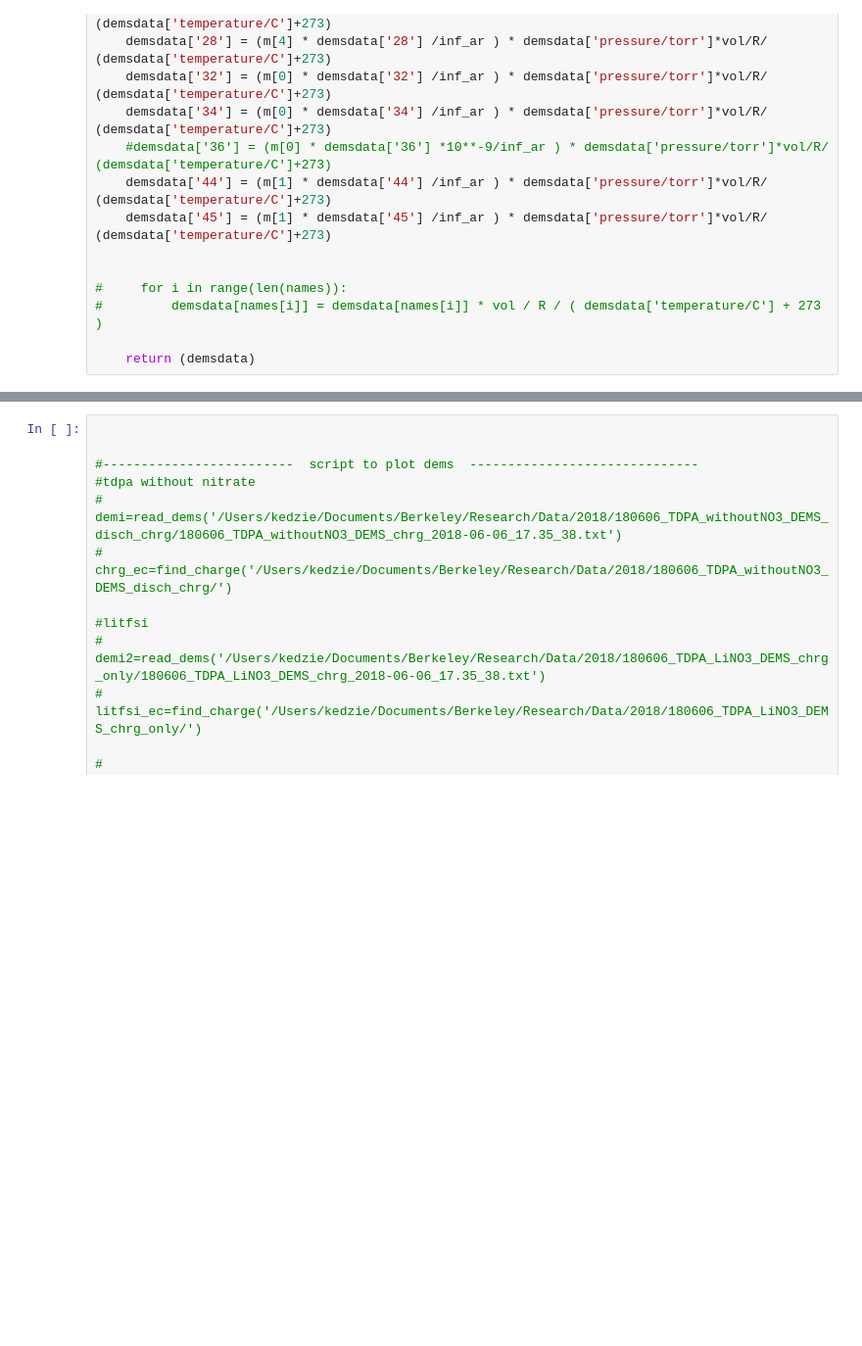
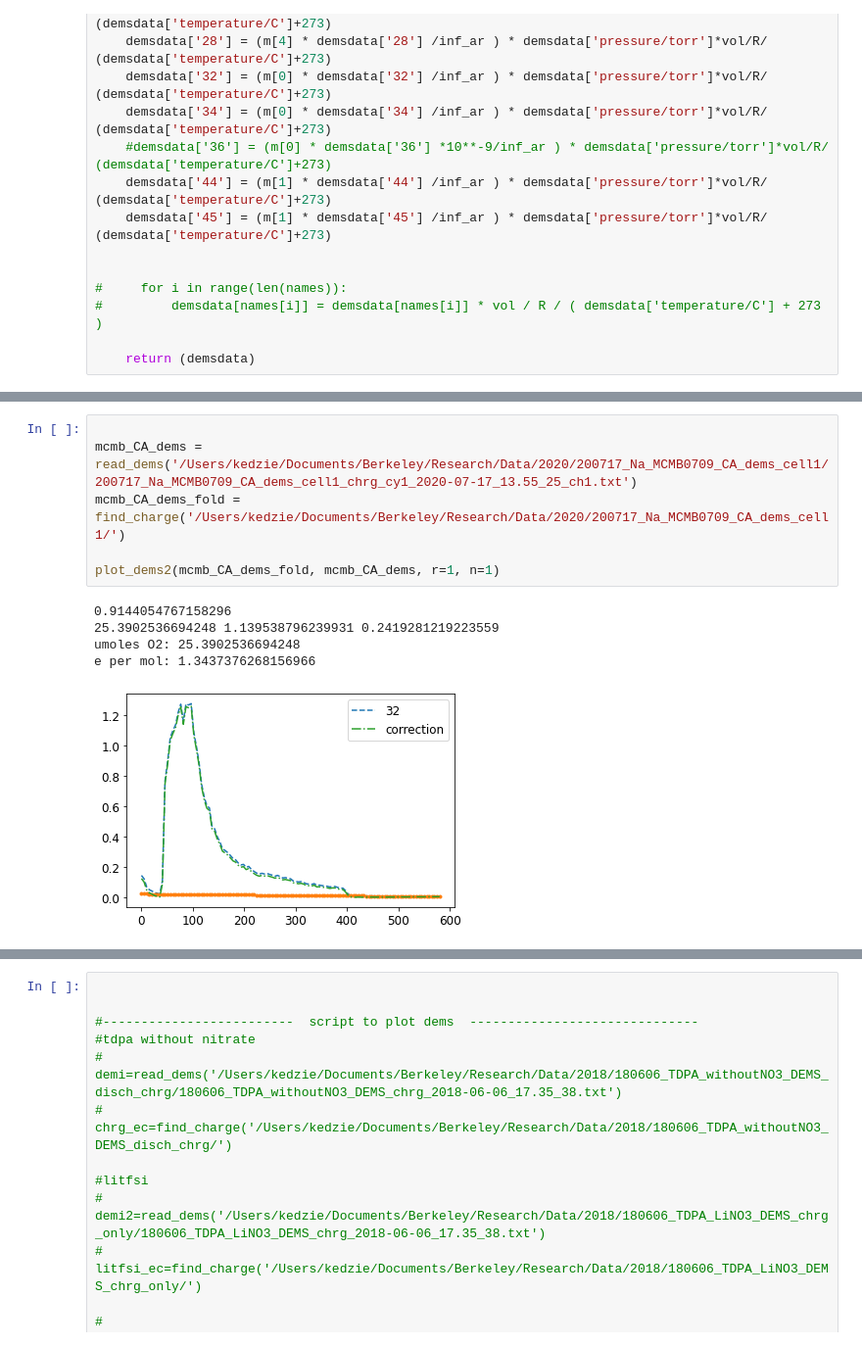
Before and after one commit to ekedzie/notebooks, a Jupyter notebook: DEMS Analysis.ipynb, the cells around one changed output, grey strips where cells are left out. Shown at 98% size. Cells and saved outputs as stored; diff of their text form; blank space fills up the shorter version.

```diff
--- a/DEMS Analysis.ipynb
+++ b/DEMS Analysis.ipynb
@@ -660,0 +653,12 @@ ValueError: x and y must have same first dimension, but have shapes (66,) and (6
+# %%
+
+mcmb_CA_dems = read_dems('/Users/kedzie/Documents/Berkeley/Research/Data/2020/200717_Na_MCMB0709_CA_dems_cell1/200717_Na_MCMB0709_CA_dems_cell1_chrg_cy1_2020-07-17_13.55_25_ch1.txt')
+mcmb_CA_dems_fold = find_charge('/Users/kedzie/Documents/Berkeley/Research/Data/2020/200717_Na_MCMB0709_CA_dems_cell1/')
+
+plot_dems2(mcmb_CA_dems_fold, mcmb_CA_dems, r=1, n=1)
+# %% [output]
+0.9144054767158296
+25.3902536694248 1.139538796239931 0.2419281219223559
+umoles O2: 25.3902536694248
+e per mol: 1.3437376268156966
+[figure, added]
```
Also changed, not shown: parts of 10 cells of this notebook, 2 other files.
